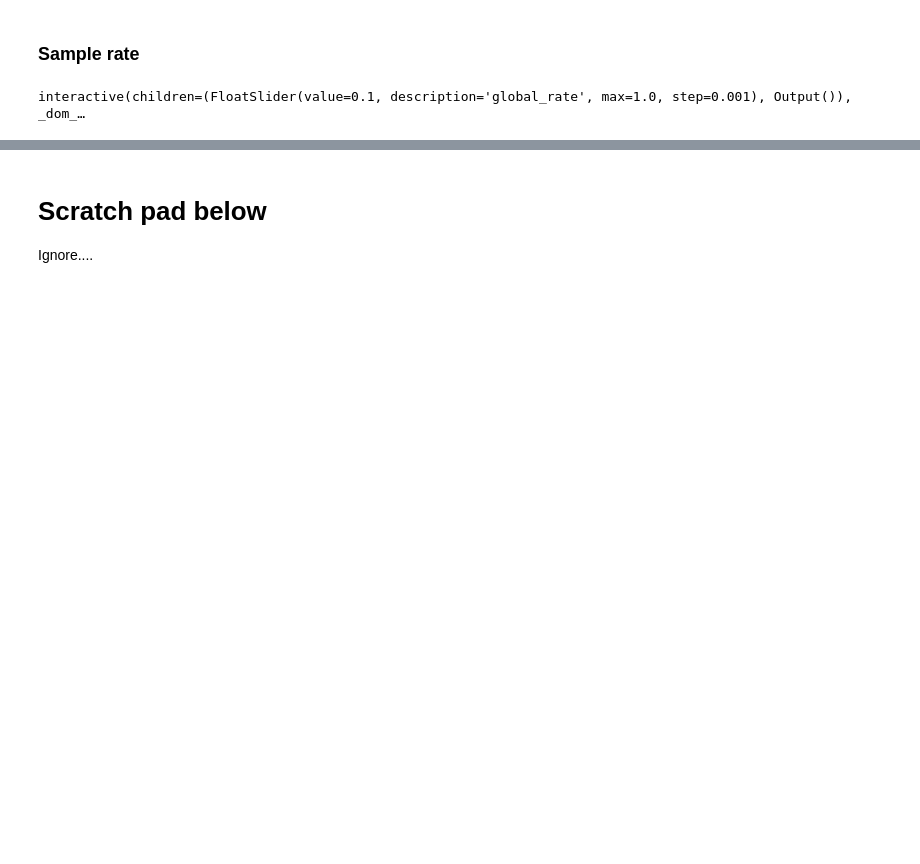
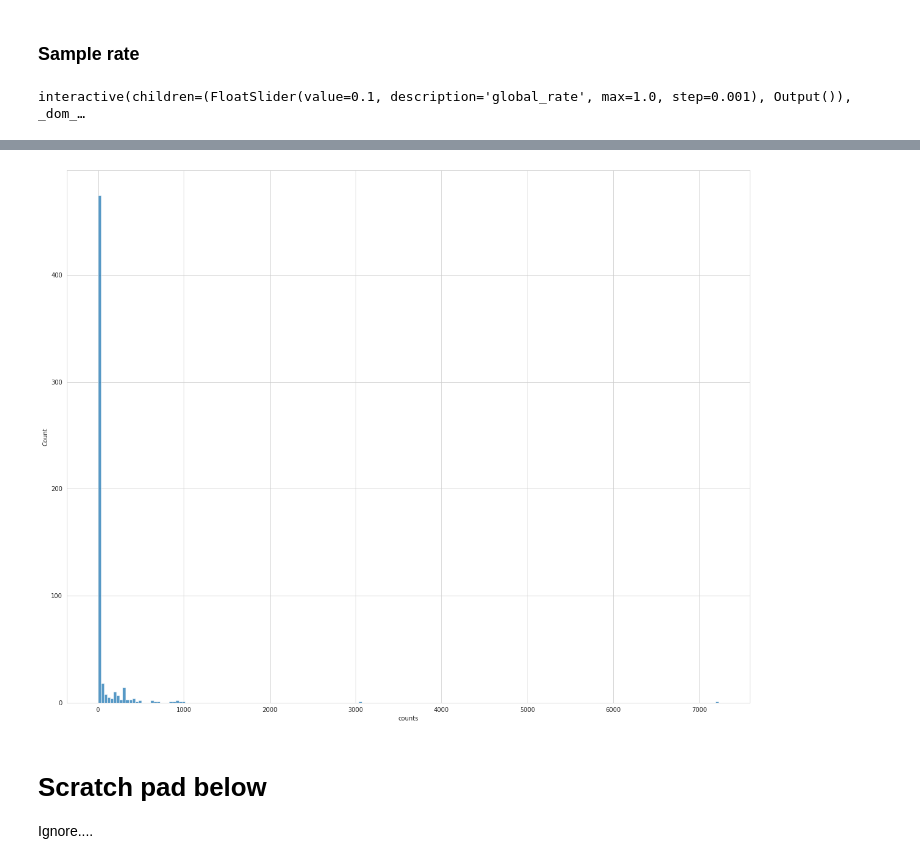
Before and after one commit to RaduW/volume-rebalance, a Jupyter notebook: volume_rebalancing.ipynb, the cells around one changed output, grey strips where cells are left out. Cells and saved outputs as stored; diff of their text form; code cells hidden in the pictures; blank space fills up the shorter version.

```diff
--- a/volume_rebalancing.ipynb
+++ b/volume_rebalancing.ipynb
@@ -198,3 +209,8 @@ Global Rate is 0.1
+# %%
+fig, ax = plt.subplots(nrows = 1 ,figsize=(20,16))
+sns.histplot(adjusted_rates.counts, bins=200);
+# %% [output]
+[figure, added]
 # %% [markdown]
 # Scratch pad below
 
```
Also changed, not shown: parts of 3 cells of this notebook.
